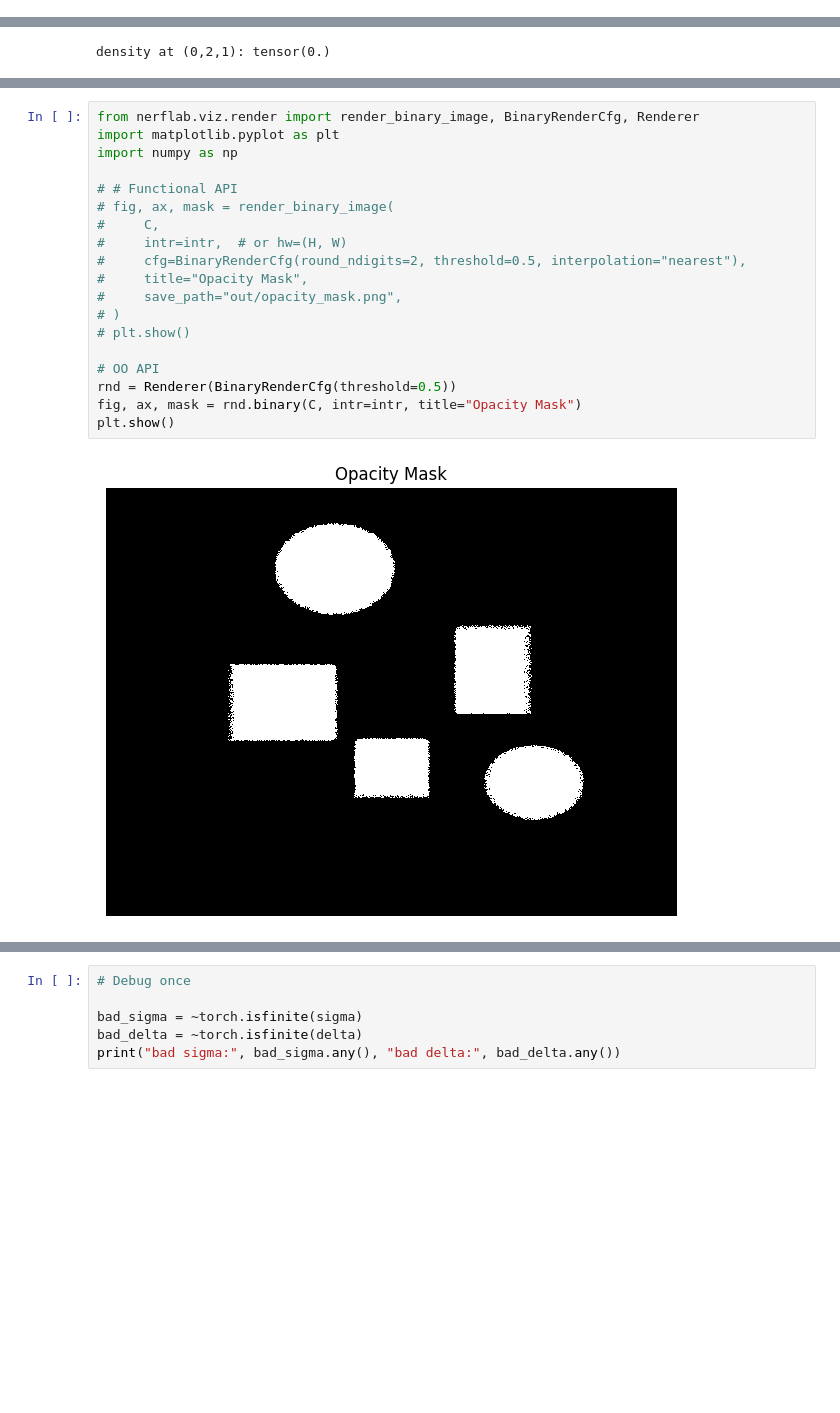
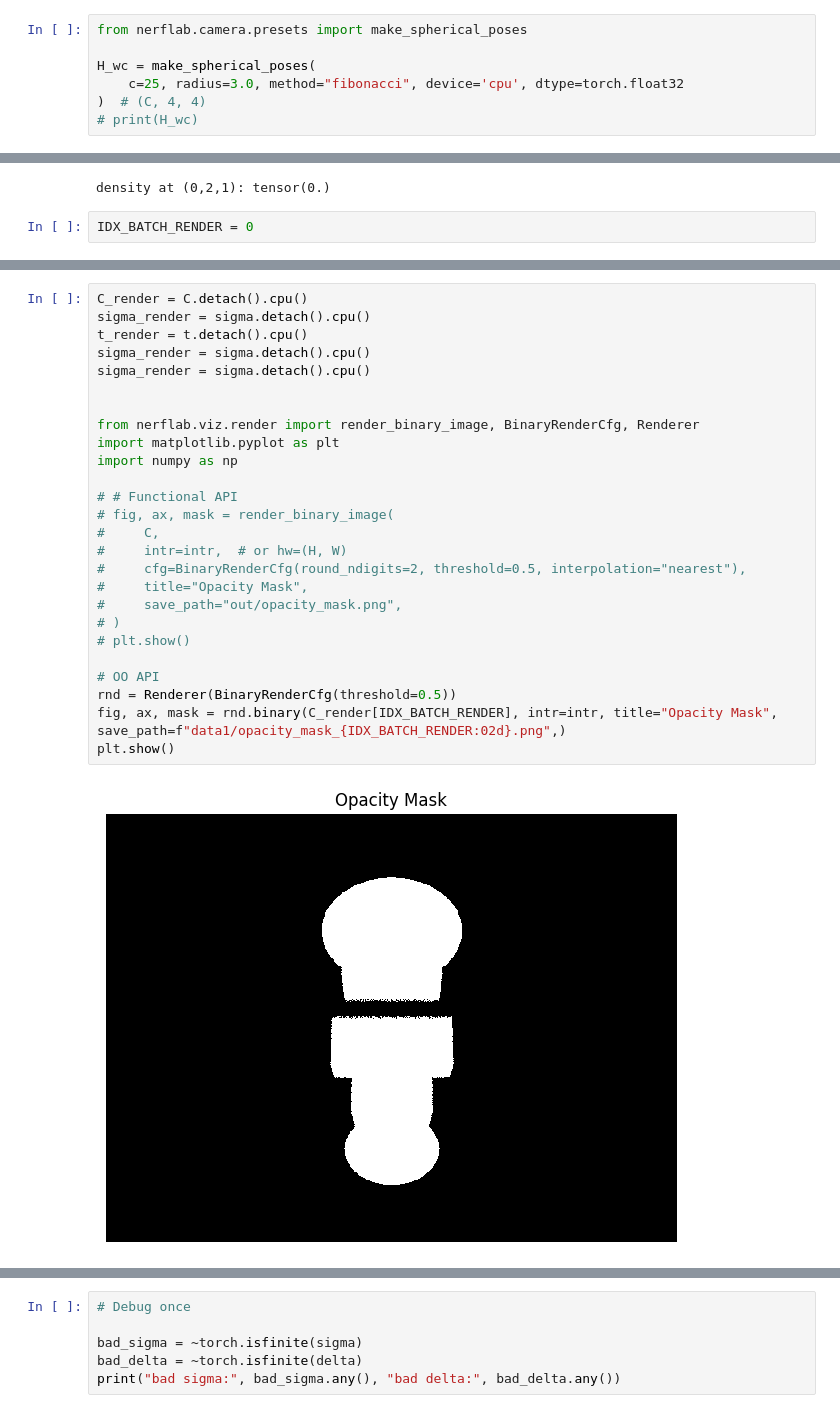
Before and after one commit to WikiGenius/nerf-lab, a Jupyter notebook: examples/demo_equations_neglict_color.ipynb, the cells around one changed output, grey strips where cells are left out. Cells and saved outputs as stored; diff of their text form; blank space fills up the shorter version.

```diff
--- a/examples/demo_equations_neglict_color.ipynb
+++ b/examples/demo_equations_neglict_color.ipynb
@@ -34,3 +35,10 @@ tensor([[1., 0., -0., 0.],
+# %%
+from nerflab.camera.presets import make_spherical_poses
+
+H_wc = make_spherical_poses(
+    c=25, radius=3.0, method="fibonacci", device='cpu', dtype=torch.float32
+)  # (C, 4, 4)
+# print(H_wc)
 # %%
 # --- camera ------------------------------------------------------------------
 # H_wc = np.eye(4, dtype=np.float32)        # simple origin‑facing camera
@@ -59,6 +71,8 @@ xyz= torch.tensor([0.0,2.0,1.0])
 print("density at (0,2,1):", world.density(xyz))
 # %% [output]
 density at (0,2,1): tensor(0.)
+# %%
+IDX_BATCH_RENDER = 0
 # %%
 plot_world(
     world,
@@ -99,25 +128,32 @@ print(C.min(), C.max())
 [0. 1.]
 tensor(0.) tensor(1.)
 # %%
+C_render = C.detach().cpu()
+sigma_render = sigma.detach().cpu()
+t_render = t.detach().cpu()
+sigma_render = sigma.detach().cpu()
+sigma_render = sigma.detach().cpu()
+
+
 from nerflab.viz.render import render_binary_image, BinaryRenderCfg, Renderer
 import matplotlib.pyplot as plt
 import numpy as np
 
 # # Functional API
 # fig, ax, mask = render_binary_image(
 #     C,
 #     intr=intr,  # or hw=(H, W)
 #     cfg=BinaryRenderCfg(round_ndigits=2, threshold=0.5, interpolation="nearest"),
 #     title="Opacity Mask",
 #     save_path="out/opacity_mask.png",
 # )
 # plt.show()
 
 # OO API
 rnd = Renderer(BinaryRenderCfg(threshold=0.5))
-fig, ax, mask = rnd.binary(C, intr=intr, title="Opacity Mask")
+fig, ax, mask = rnd.binary(C_render[IDX_BATCH_RENDER], intr=intr, title="Opacity Mask", save_path=f"data1/opacity_mask_{IDX_BATCH_RENDER:02d}.png",)
 plt.show()
 # %% [output]
-[figure, old version]
+[figure, new version]
 # %%
 print(t.shape)
```
Also changed, not shown: parts of 15 cells of this notebook, 4 other files.
